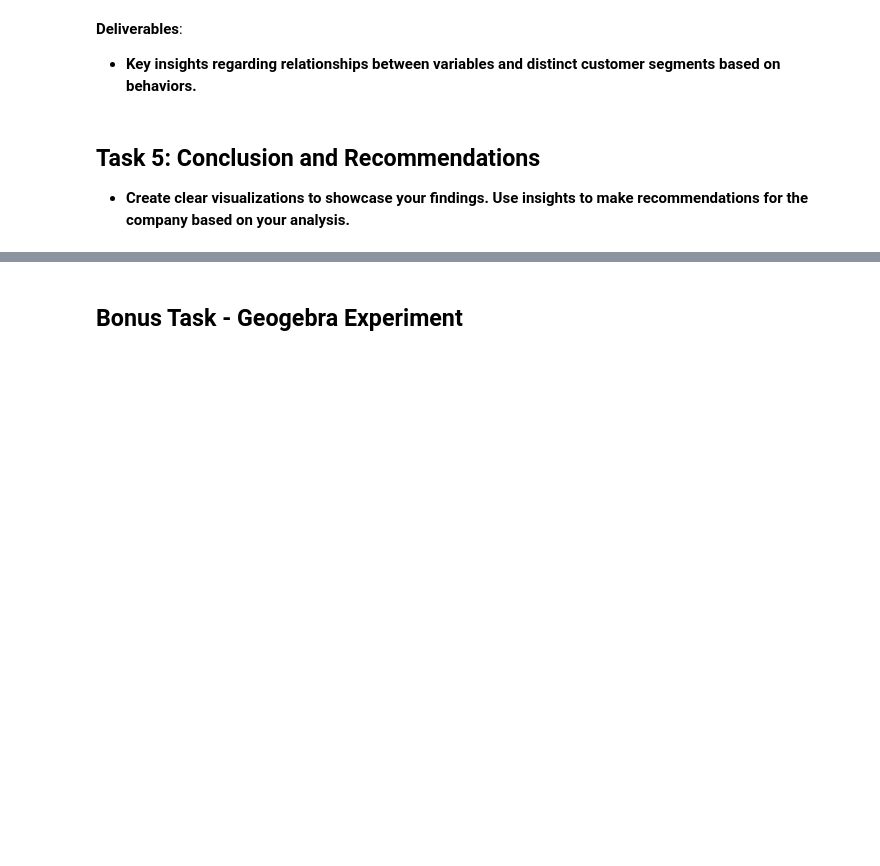
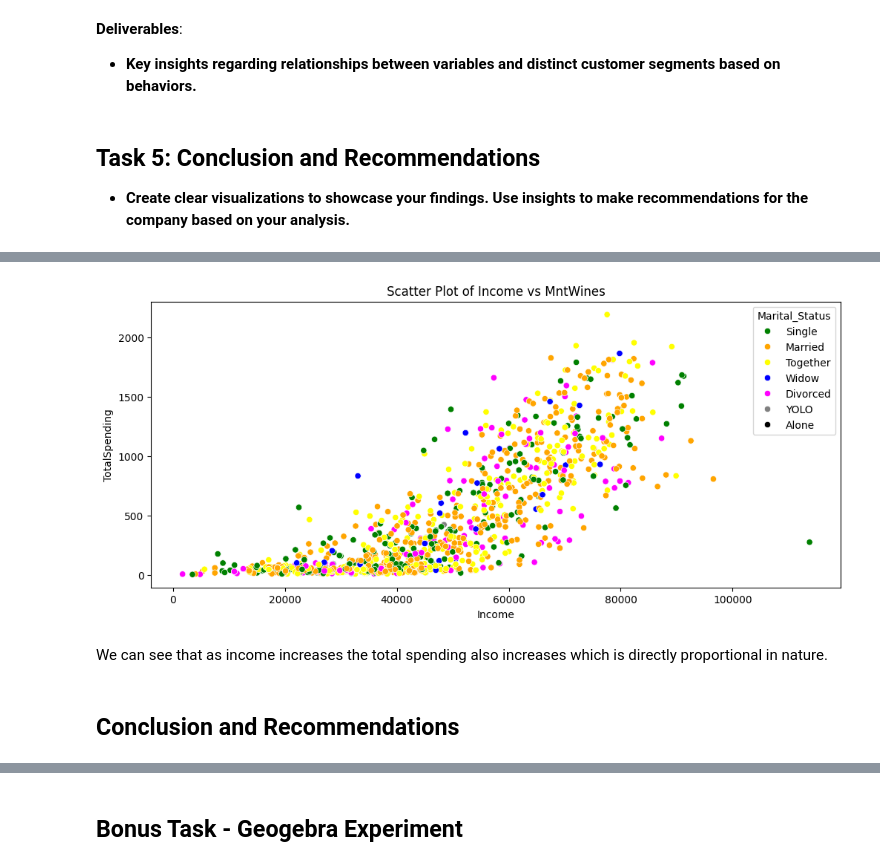
Before and after one commit to Tilak46-R/-Customer-Purchase-Behavior-Analysis-using-Descriptive-Statistics, a Jupyter notebook: Tilak_Assignment_of_Applied_Statistics_Project.ipynb, the cells around one changed output, grey strips where cells are left out. Drawn from its saved outputs; the diff is of its cells as text; code cells hidden in the pictures; blank space fills up the shorter version.

```diff
--- a/Tilak_Assignment_of_Applied_Statistics_Project.ipynb
+++ b/Tilak_Assignment_of_Applied_Statistics_Project.ipynb
@@ -757,0 +805,14 @@ plt.show()
+# %%
+new_df['TotalSpending'] = new_df[['MntWines', 'MntFruits', 'MntMeatProducts', 'MntFishProducts', 'MntSweetProducts', 'MntGoldProds']].sum(axis=1)
+# %%
+plt.figure(figsize = (12,5))
+color = ['green','orange','yellow','blue','magenta','grey','black']
+sns.scatterplot(x='Income', y='TotalSpending', hue='Marital_Status', data = new_df, palette = color)
+plt.title('Scatter Plot of Income vs MntWines')
+plt.show()
+# %% [output]
+[figure, added]
+# %% [markdown]
+We can see that as income increases the total spending also increases which is directly proportional in nature.
+# %% [markdown]
+## **Conclusion and Recommendations**
```
Also changed, not shown: parts of 13 cells of this notebook.
